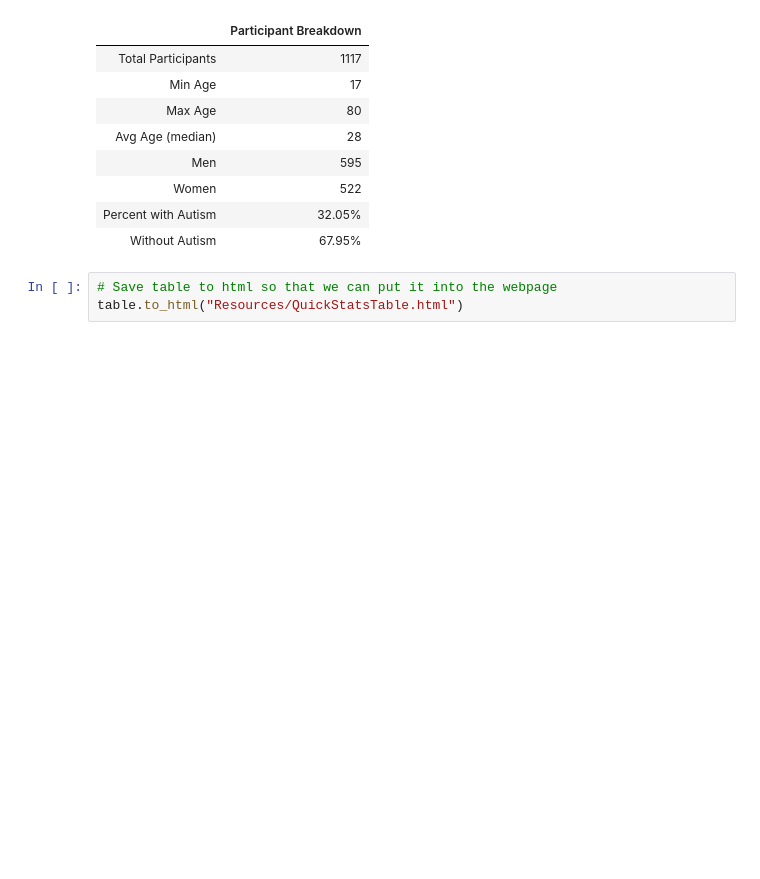
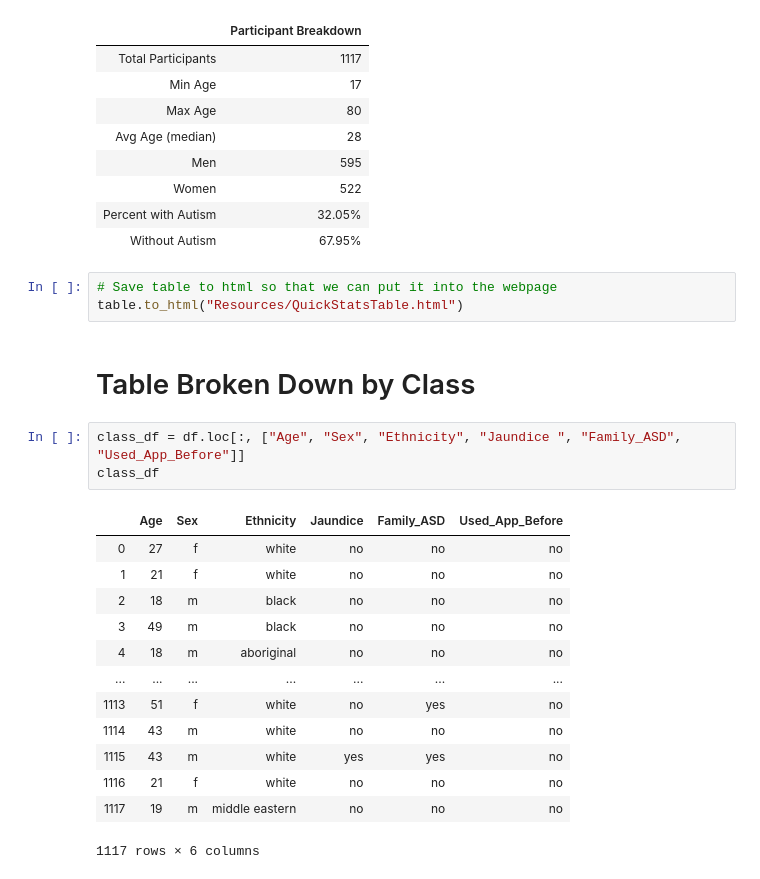
Before and after one commit to makeller234/asd_machine_learning, a Jupyter notebook: Untitled_Vallie.ipynb, the cells around one changed output. Drawn from its saved outputs; the diff is of its cells as text; blank space fills up the shorter version.

Commit message:
saving work before starting again during class time

```diff
--- a/Untitled_Vallie.ipynb
+++ b/Untitled_Vallie.ipynb
@@ -186,3 +186,22 @@ table
 # %%
 # Save table to html so that we can put it into the webpage
 table.to_html("Resources/QuickStatsTable.html")
+# %% [markdown]
+# Table Broken Down by Class
+# %%
+class_df = df.loc[:, ["Age", "Sex", "Ethnicity", "Jaundice ", "Family_ASD", "Used_App_Before"]]
+class_df
+# %% [output]
+|  | Age | Sex | Ethnicity | Jaundice | Family_ASD | Used_App_Before |
+| 0 | 27 | f | white | no | no | no |
+| 1 | 21 | f | white | no | no | no |
+| 2 | 18 | m | black | no | no | no |
+| 3 | 49 | m | black | no | no | no |
+| 4 | 18 | m | aboriginal | no | no | no |
+| ... | ... | ... | ... | ... | ... | ... |
+| 1113 | 51 | f | white | no | yes | no |
+| 1114 | 43 | m | white | no | no | no |
+| 1115 | 43 | m | white | yes | yes | no |
+| 1116 | 21 | f | white | no | no | no |
+| 1117 | 19 | m | middle eastern | no | no | no |
+1117 rows × 6 columns
```
Also changed, not shown: parts of 13 cells of this notebook.
